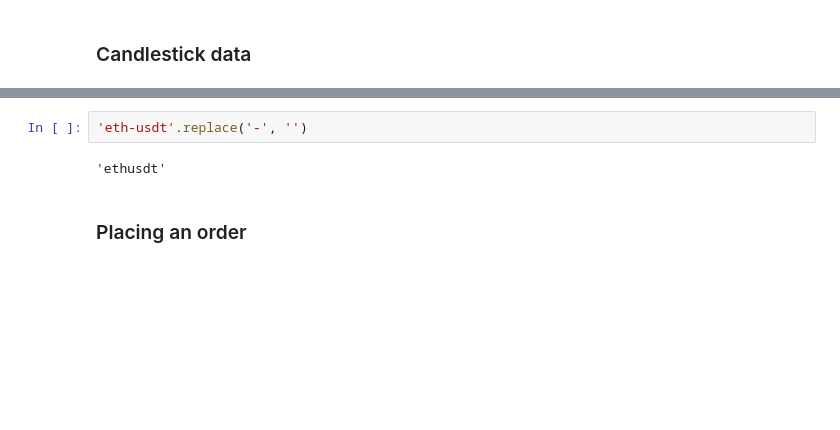
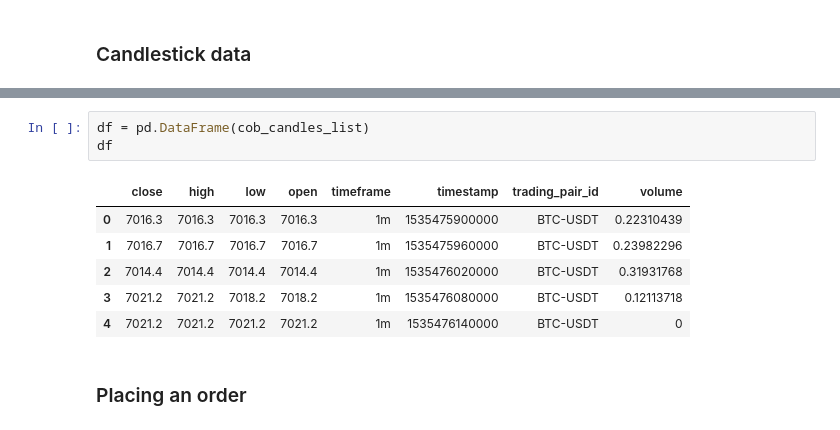
Before and after one commit to ChrisMcPherson/logic_by_loidsig, a Jupyter notebook: notebooks/cobinhood_data_exploration.ipynb, the cells around one changed output, grey strips where cells are left out. Saved outputs shown, nothing was run; the diff lists cells and outputs as text; blank space fills up the shorter version.

```diff
--- a/notebooks/cobinhood_data_exploration.ipynb
+++ b/notebooks/cobinhood_data_exploration.ipynb
@@ -164,7 +133,13 @@ df[df['volume'] != '0']
-# %%
-'eth-usdt'.replace('-', '')
-# %% [output]
-'ethusdt'
+# %%
+df = pd.DataFrame(cob_candles_list)
+df
+# %% [output]
+|  | close | high | low | open | timeframe | timestamp | trading_pair_id | volume |
+| 0 | 7016.3 | 7016.3 | 7016.3 | 7016.3 | 1m | 1535475900000 | BTC-USDT | 0.22310439 |
+| 1 | 7016.7 | 7016.7 | 7016.7 | 7016.7 | 1m | 1535475960000 | BTC-USDT | 0.23982296 |
+| 2 | 7014.4 | 7014.4 | 7014.4 | 7014.4 | 1m | 1535476020000 | BTC-USDT | 0.31931768 |
+| 3 | 7021.2 | 7021.2 | 7018.2 | 7018.2 | 1m | 1535476080000 | BTC-USDT | 0.12113718 |
+| 4 | 7021.2 | 7021.2 | 7021.2 | 7021.2 | 1m | 1535476140000 | BTC-USDT | 0 |
 # %% [markdown]
 ### Placing an order
 # %%
```
Also changed, not shown: parts of 4 cells of this notebook, 19 other files.
